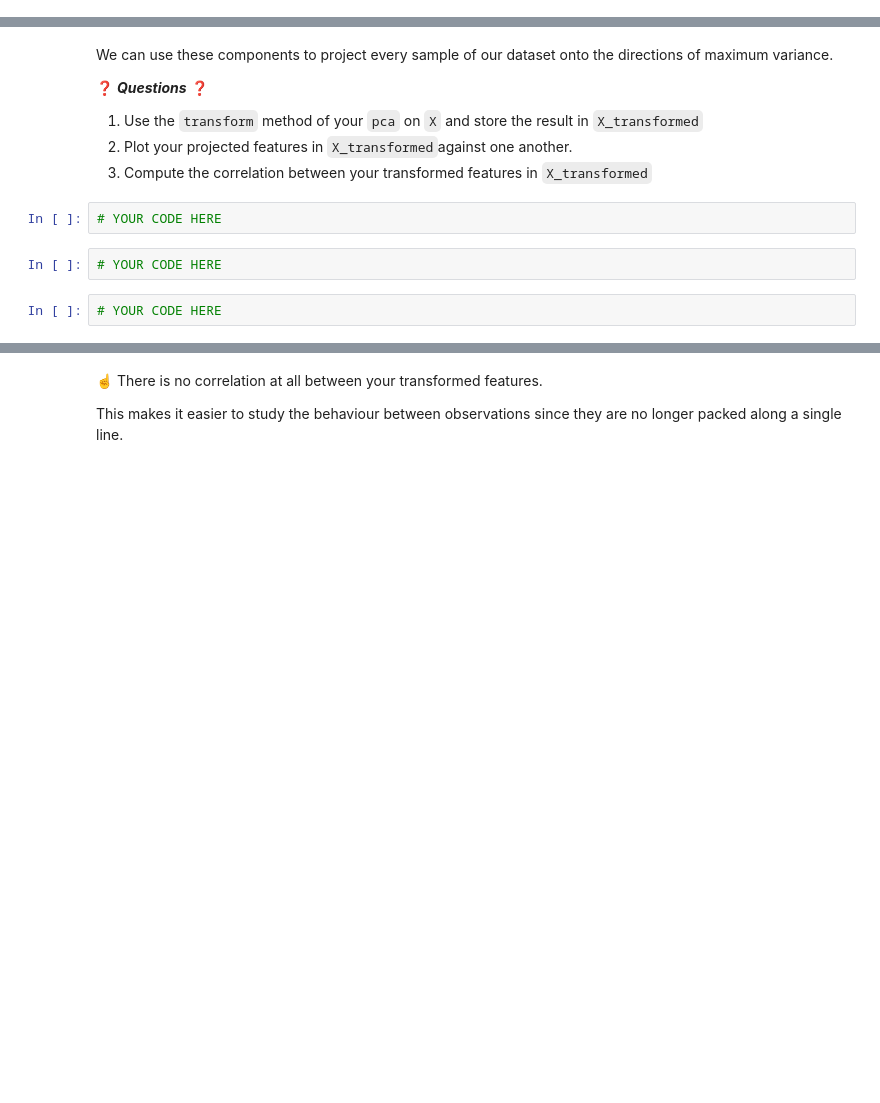
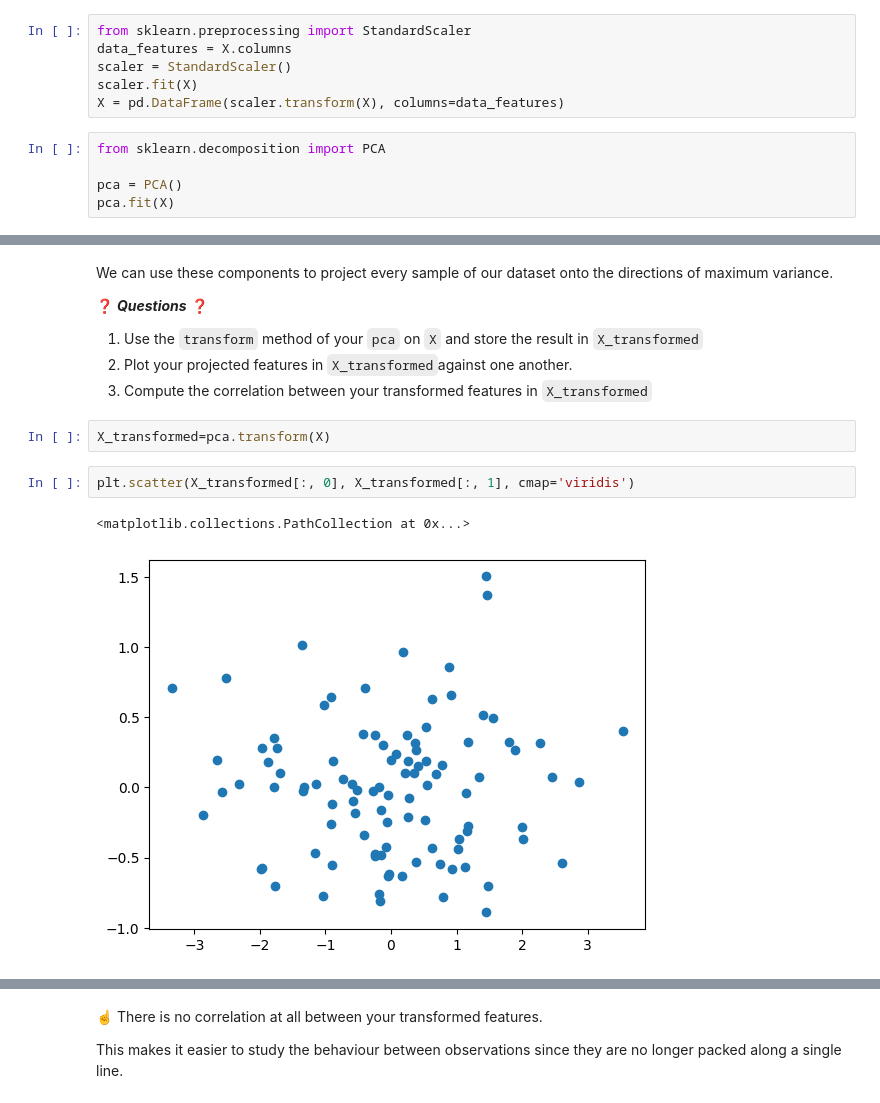
Before and after one commit to APeron22/data-face-recognition, a Jupyter notebook: warmup_pca.ipynb, the cells around one changed output, grey strips where cells are left out. Cells and saved outputs as stored; diff of their text form; blank space fills up the shorter version.

```diff
--- a/warmup_pca.ipynb
+++ b/warmup_pca.ipynb
@@ -42,0 +49,11 @@ Our observations are packed along a single line, it is not easy to spot differen
+# %%
+from sklearn.preprocessing import StandardScaler
+data_features = X.columns
+scaler = StandardScaler()
+scaler.fit(X)
+X = pd.DataFrame(scaler.transform(X), columns=data_features)
+# %%
+from sklearn.decomposition import PCA
+
+pca = PCA()
+pca.fit(X)
@@ -86,9 +114,10 @@ We can use these components to project every sample of our dataset onto the dire
 1. Use the `transform` method of your `pca` on `X` and store the result in `X_transformed`
 2. Plot your projected features in `X_transformed`against one another.
 3.  Compute the correlation between your transformed features in `X_transformed`
-# %%
-# YOUR CODE HERE
-# %%
-# YOUR CODE HERE
-# %%
-# YOUR CODE HERE
+# %%
+X_transformed=pca.transform(X)
+# %%
+plt.scatter(X_transformed[:, 0], X_transformed[:, 1], cmap='viridis')
+# %% [output]
+<matplotlib.collections.PathCollection at 0x...>
+[figure, added]
```
Also changed, not shown: parts of 10 cells of this notebook.
